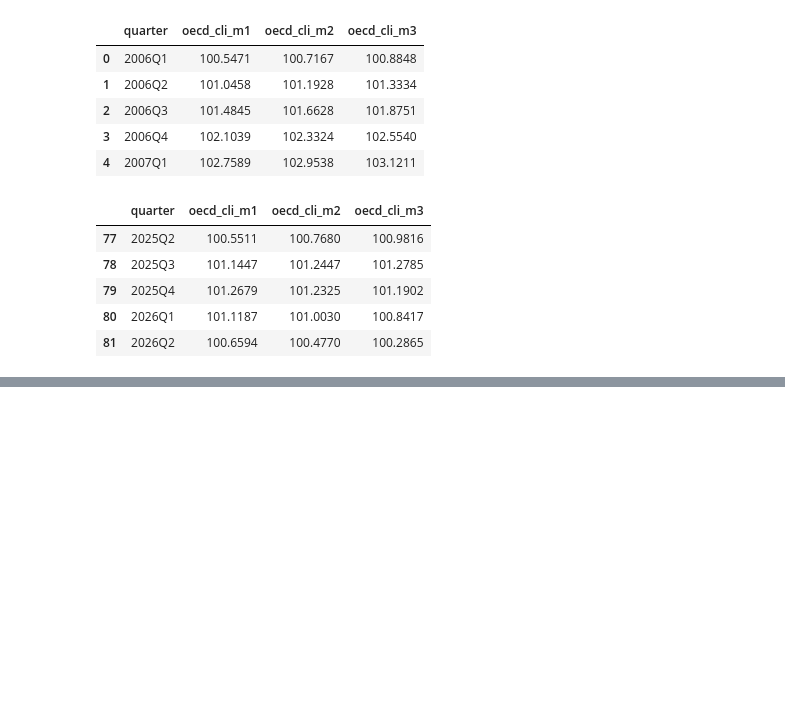
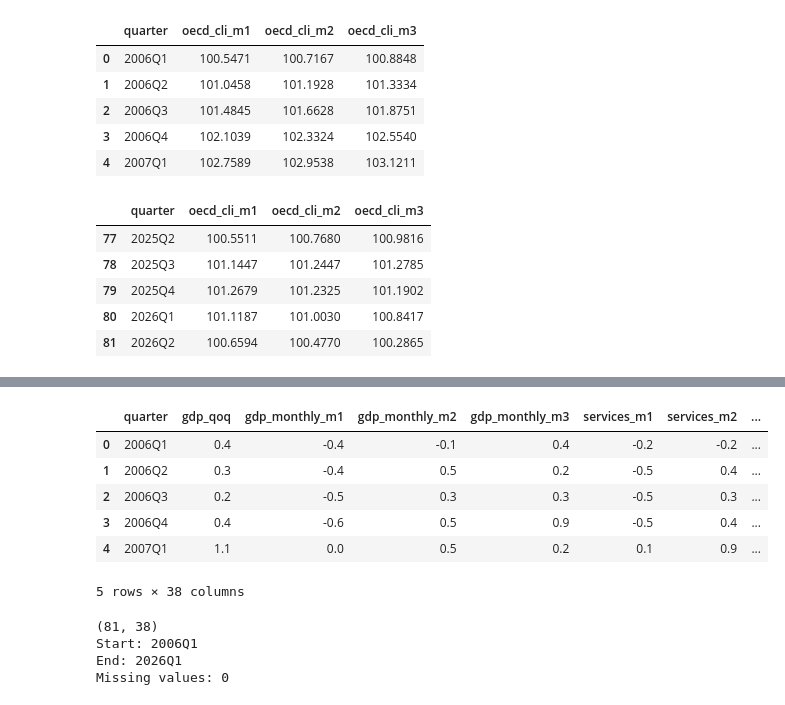
Before and after one commit to ivanredkovets/uk-gdp-nowcasting, a Jupyter notebook: notebooks/02_data_preparation.ipynb, the cells around one changed output, grey strips where cells are left out. Cells and saved outputs as stored; diff of their text form; code cells hidden in the pictures; blank space fills up the shorter version.

```diff
--- a/notebooks/02_data_preparation.ipynb
+++ b/notebooks/02_data_preparation.ipynb
@@ -1700,0 +1828,5 @@ oecd_cli_quarterly.to_csv(
+# %%
+missing_by_row = master_dataset.isna().sum(axis=1)
+
+print(missing_by_row.head())
+print(missing_by_row.tail())
@@ -1700,0 +1846,5 @@ oecd_cli_quarterly.to_csv(
+# %%
+first_complete_idx = missing_by_row[missing_by_row == 0].index[0]
+
+print("First complete row:", first_complete_idx)
+print(master_dataset.loc[first_complete_idx])
@@ -1700,0 +1874,26 @@ oecd_cli_quarterly.to_csv(
+# %%
+model_dataset = (
+    master_dataset
+    .loc[first_complete_idx:]
+    .reset_index(drop=True)
+)
+
+model_dataset.head()
+# %% [output]
+|  | quarter | gdp_qoq | gdp_monthly_m1 | gdp_monthly_m2 | gdp_monthly_m3 | services_m1 | services_m2 | ... |
+| 0 | 2006Q1 | 0.4 | -0.4 | -0.1 | 0.4 | -0.2 | -0.2 | ... |
+| 1 | 2006Q2 | 0.3 | -0.4 | 0.5 | 0.2 | -0.5 | 0.4 | ... |
+| 2 | 2006Q3 | 0.2 | -0.5 | 0.3 | 0.3 | -0.5 | 0.3 | ... |
+| 3 | 2006Q4 | 0.4 | -0.6 | 0.5 | 0.9 | -0.5 | 0.4 | ... |
+| 4 | 2007Q1 | 1.1 | 0.0 | 0.5 | 0.2 | 0.1 | 0.9 | ... |
+5 rows × 38 columns
+# %%
+print(model_dataset.shape)
+print("Start:", model_dataset["quarter"].iloc[0])
+print("End:", model_dataset["quarter"].iloc[-1])
+print("Missing values:", model_dataset.isna().sum().sum())
+# %% [output]
+(81, 38)
+Start: 2006Q1
+End: 2026Q1
+Missing values: 0
```
Also changed, not shown: parts of 36 cells of this notebook, 5 other files.
